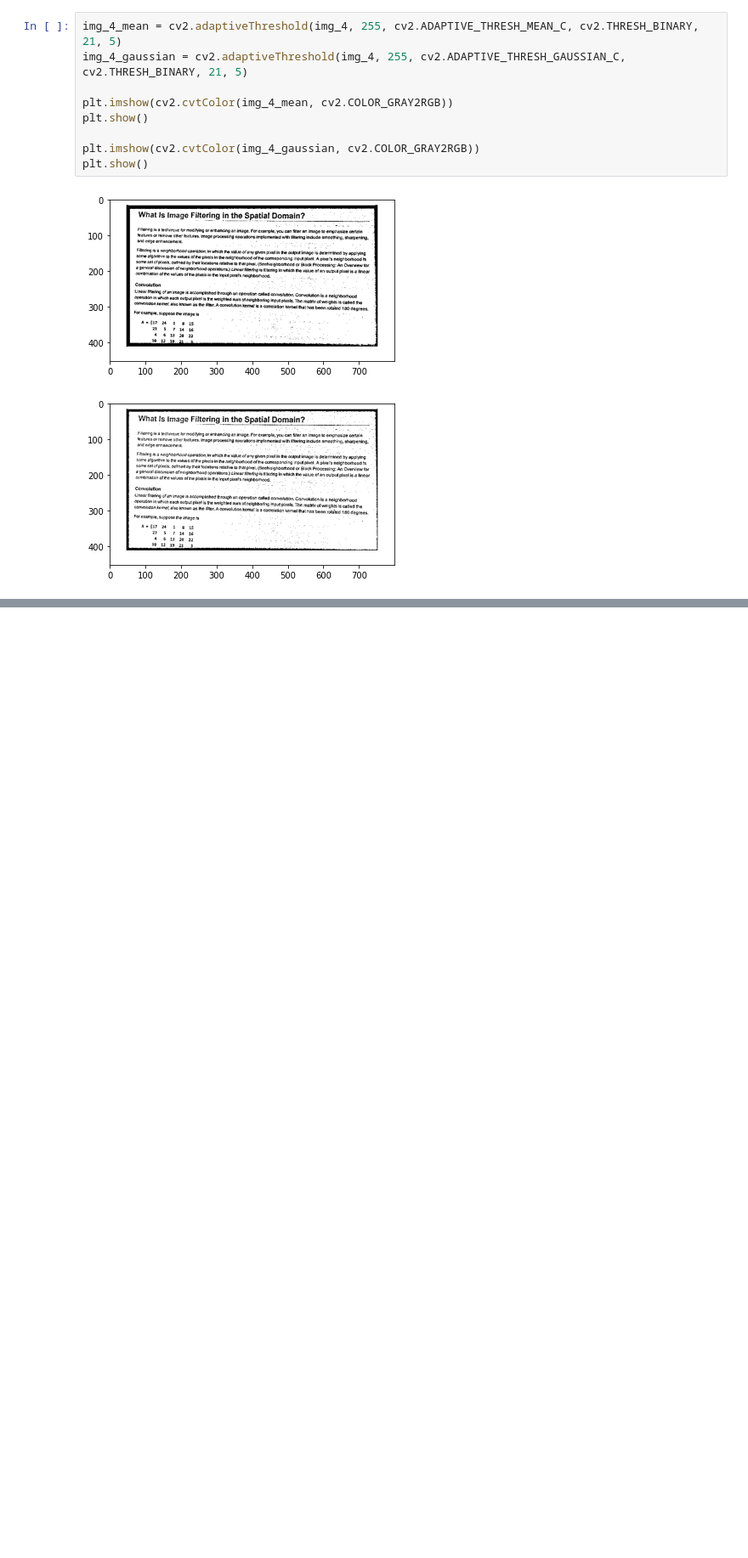
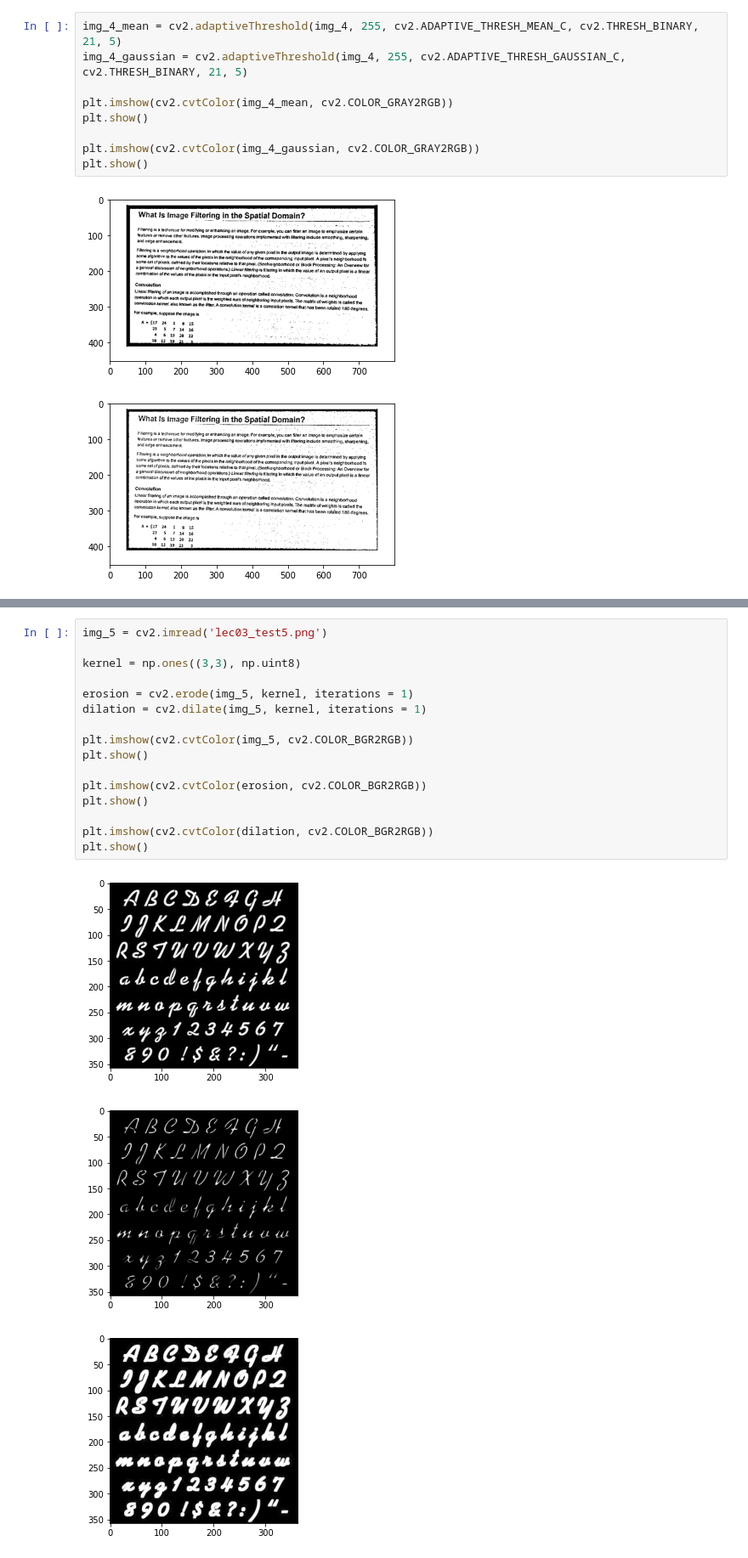
Before and after one commit to SHsix/Embedded_System, a Jupyter notebook: Python_기초/lec03.ipynb, the cells around one changed output, grey strips where cells are left out. Shown at 85% size. Drawn from its saved outputs; the diff is of its cells as text; blank space fills up the shorter version.

```diff
--- a/Python_기초/lec03.ipynb
+++ b/Python_기초/lec03.ipynb
@@ -201,0 +226,20 @@ plt.show()
+# %%
+img_5 = cv2.imread('lec03_test5.png')
+
+kernel = np.ones((3,3), np.uint8)
+
+erosion = cv2.erode(img_5, kernel, iterations = 1)
+dilation = cv2.dilate(img_5, kernel, iterations = 1)
+
+plt.imshow(cv2.cvtColor(img_5, cv2.COLOR_BGR2RGB))
+plt.show()
+
+plt.imshow(cv2.cvtColor(erosion, cv2.COLOR_BGR2RGB))
+plt.show()
+
+plt.imshow(cv2.cvtColor(dilation, cv2.COLOR_BGR2RGB))
+plt.show()
+# %% [output]
+[figure, added]
+[figure, added]
+[figure, added]
```
Also changed, not shown: parts of 22 cells of this notebook.
